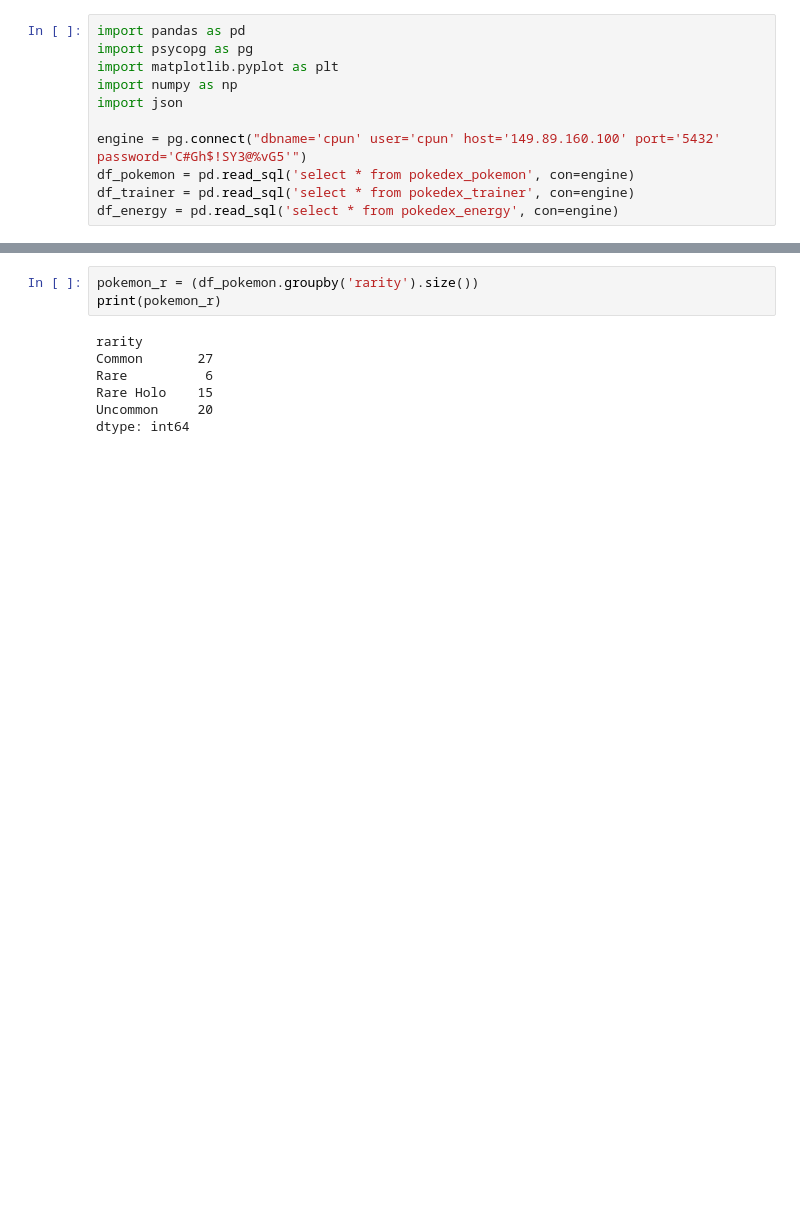
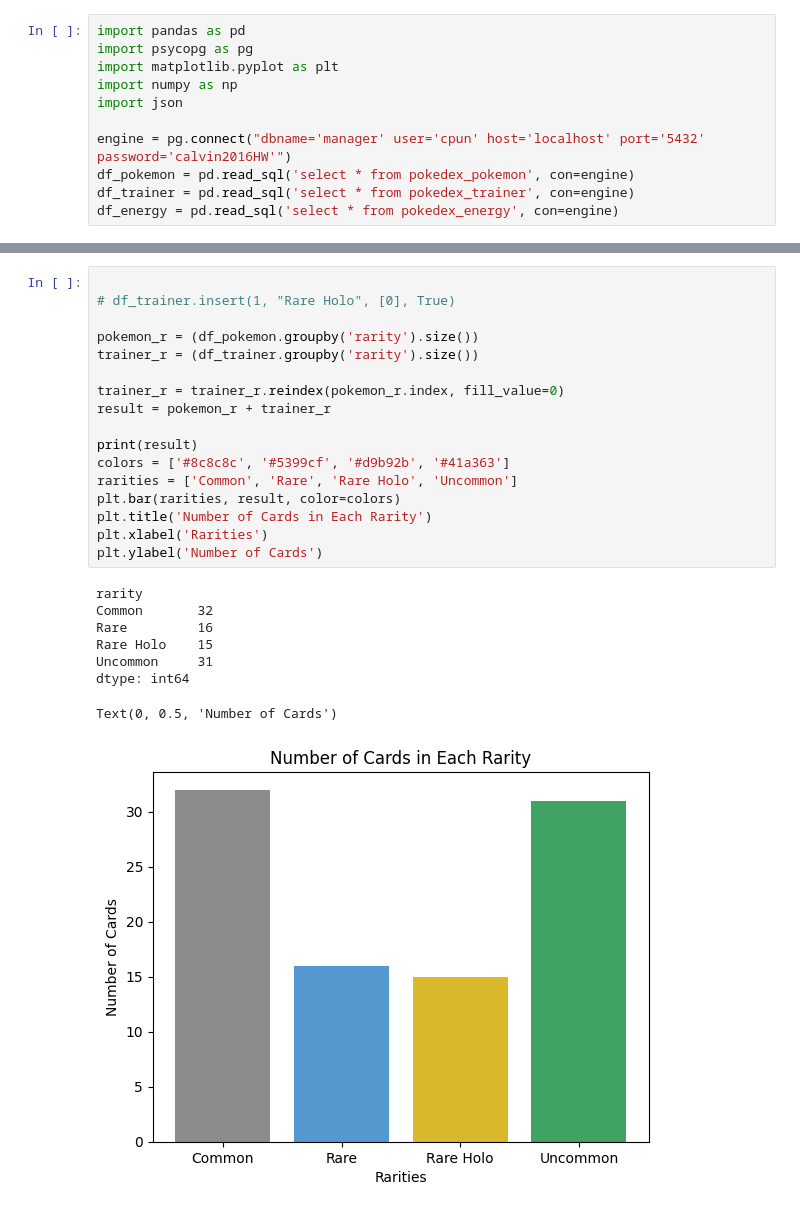
Before and after one commit to loganfu06/ThePokeymenTCG, a Jupyter notebook: pokemontcg/cardData/test.ipynb, the cells around one changed output, grey strips where cells are left out. Saved outputs shown, nothing was run; the diff lists cells and outputs as text; blank space fills up the shorter version.

```diff
--- a/pokemontcg/cardData/test.ipynb
+++ b/pokemontcg/cardData/test.ipynb
@@ -5,7 +5,7 @@ import matplotlib.pyplot as plt
 import numpy as np
 import json
 
-engine = pg.connect("dbname='cpun' user='cpun' host='149.89.160.100' port='5432' password='C#Gh$!SY3@%vG5'")
+engine = pg.connect("dbname='manager' user='cpun' host='localhost' port='5432' password='calvin2016HW'")
 df_pokemon = pd.read_sql('select * from pokedex_pokemon', con=engine)
 df_trainer = pd.read_sql('select * from pokedex_trainer', con=engine)
 df_energy = pd.read_sql('select * from pokedex_energy', con=engine)
@@ -48,13 +53,29 @@ plt.ylabel('Number of Cards')
 [68, 26, 7]
 Text(0, 0.5, 'Number of Cards')
 [figure]
-# %%
-pokemon_r = (df_pokemon.groupby('rarity').size())
-print(pokemon_r)
-# %% [output]
-rarity
-Common       27
-Rare          6
-Rare Holo    15
-Uncommon     20
-dtype: int64
+# %%
+
+# df_trainer.insert(1, "Rare Holo", [0], True)
+
+pokemon_r = (df_pokemon.groupby('rarity').size())
+trainer_r = (df_trainer.groupby('rarity').size())
+
+trainer_r = trainer_r.reindex(pokemon_r.index, fill_value=0)
+result = pokemon_r + trainer_r
+
+print(result)
+colors = ['#8c8c8c', '#5399cf', '#d9b92b', '#41a363']
+rarities = ['Common', 'Rare', 'Rare Holo', 'Uncommon']
+plt.bar(rarities, result, color=colors)
+plt.title('Number of Cards in Each Rarity')
+plt.xlabel('Rarities')
+plt.ylabel('Number of Cards')
+# %% [output]
+rarity
+Common       32
+Rare         16
+Rare Holo    15
+Uncommon     31
+dtype: int64
+Text(0, 0.5, 'Number of Cards')
+[figure, added]
```
Also changed, not shown: parts of 4 cells of this notebook, 7 other files.
